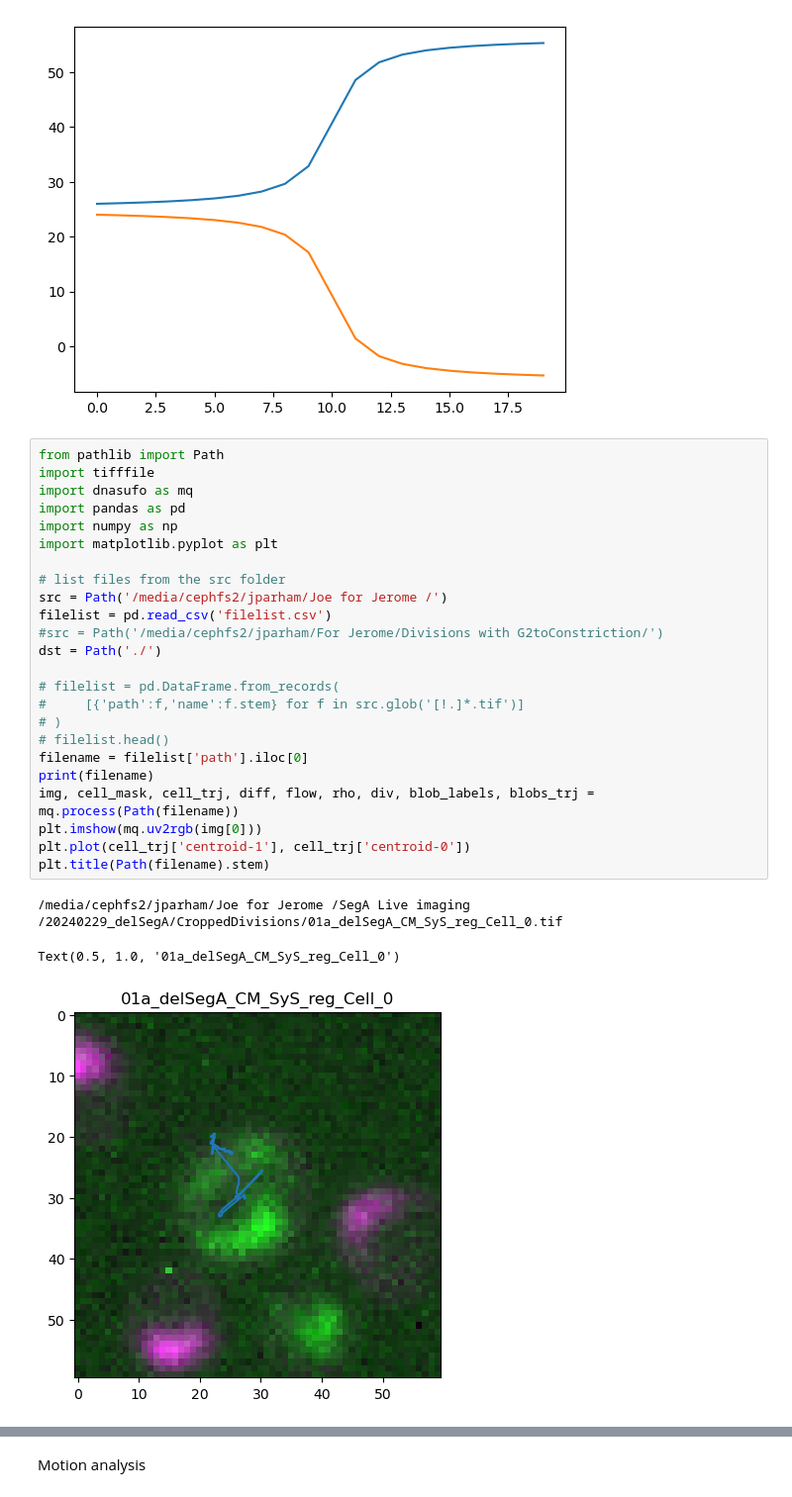
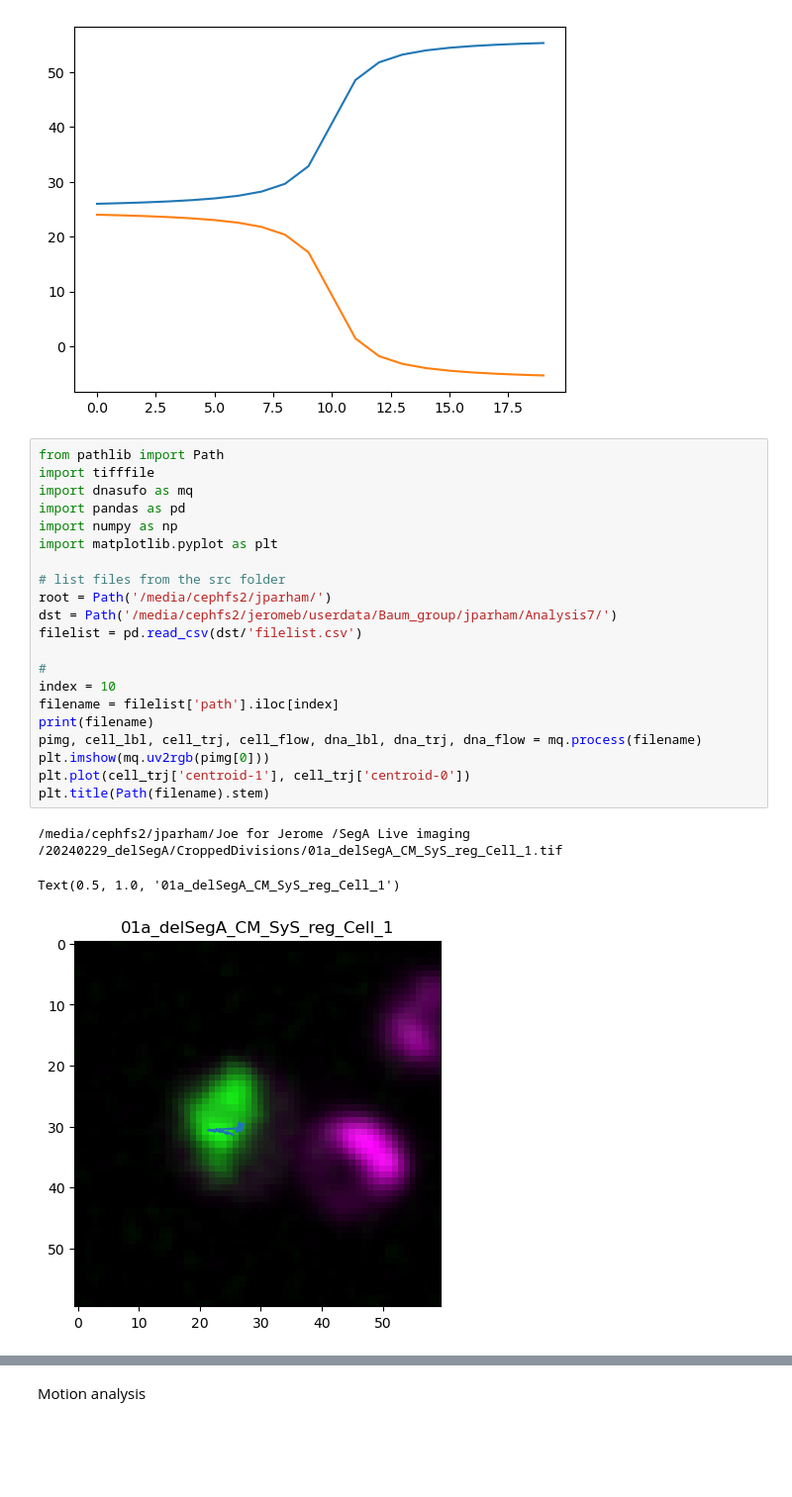
Before and after one commit to jboulanger/dna-movement-sufolobus, a Jupyter notebook: Test.ipynb, the cells around one changed output, grey strips where cells are left out. Shown at 99% size. Drawn from its saved outputs; the diff is of its cells as text; blank space fills up the shorter version.

Commit message:
add cell flow and change result format

```diff
--- a/Test.ipynb
+++ b/Test.ipynb
@@ -18,28 +18,25 @@ img[p1]
 # %%
 from pathlib import Path
 import tifffile
 import dnasufo as mq
 import pandas as pd
 import numpy as np
 import matplotlib.pyplot as plt
 
 # list files from the src folder
-src = Path('/media/cephfs2/jparham/Joe for Jerome /')
-filelist = pd.read_csv('filelist.csv')
-#src = Path('/media/cephfs2/jparham/For Jerome/Divisions with G2toConstriction/')
-dst = Path('./')
+root = Path('/media/cephfs2/jparham/')
+dst = Path('/media/cephfs2/jeromeb/userdata/Baum_group/jparham/Analysis7/')
+filelist = pd.read_csv(dst/'filelist.csv')
 
-# filelist = pd.DataFrame.from_records(
-#     [{'path':f,'name':f.stem} for f in src.glob('[!.]*.tif')]
-# )
-# filelist.head()
-filename = filelist['path'].iloc[0]
+#
+index = 10
+filename = filelist['path'].iloc[index]
 print(filename)
-img, cell_mask, cell_trj, diff, flow, rho, div, blob_labels, blobs_trj = mq.process(Path(filename))
-plt.imshow(mq.uv2rgb(img[0]))
+pimg, cell_lbl, cell_trj, cell_flow, dna_lbl, dna_trj, dna_flow = mq.process(filename)
+plt.imshow(mq.uv2rgb(pimg[0]))
 plt.plot(cell_trj['centroid-1'], cell_trj['centroid-0'])
 plt.title(Path(filename).stem)
 # %% [output]
-/media/cephfs2/jparham/Joe for Jerome /SegA Live imaging /20240229_delSegA/CroppedDivisions/01a_delSegA_CM_SyS_reg_Cell_0.tif
+/media/cephfs2/jparham/Joe for Jerome /SegA Live imaging /20240229_delSegA/CroppedDivisions/01a_delSegA_CM_SyS_reg_Cell_1.tif
-Text(0.5, 1.0, '01a_delSegA_CM_SyS_reg_Cell_0')
+Text(0.5, 1.0, '01a_delSegA_CM_SyS_reg_Cell_1')
-[figure, old version]
+[figure, new version]
```
Also changed, not shown: parts of 23 cells of this notebook, 2 other files.
